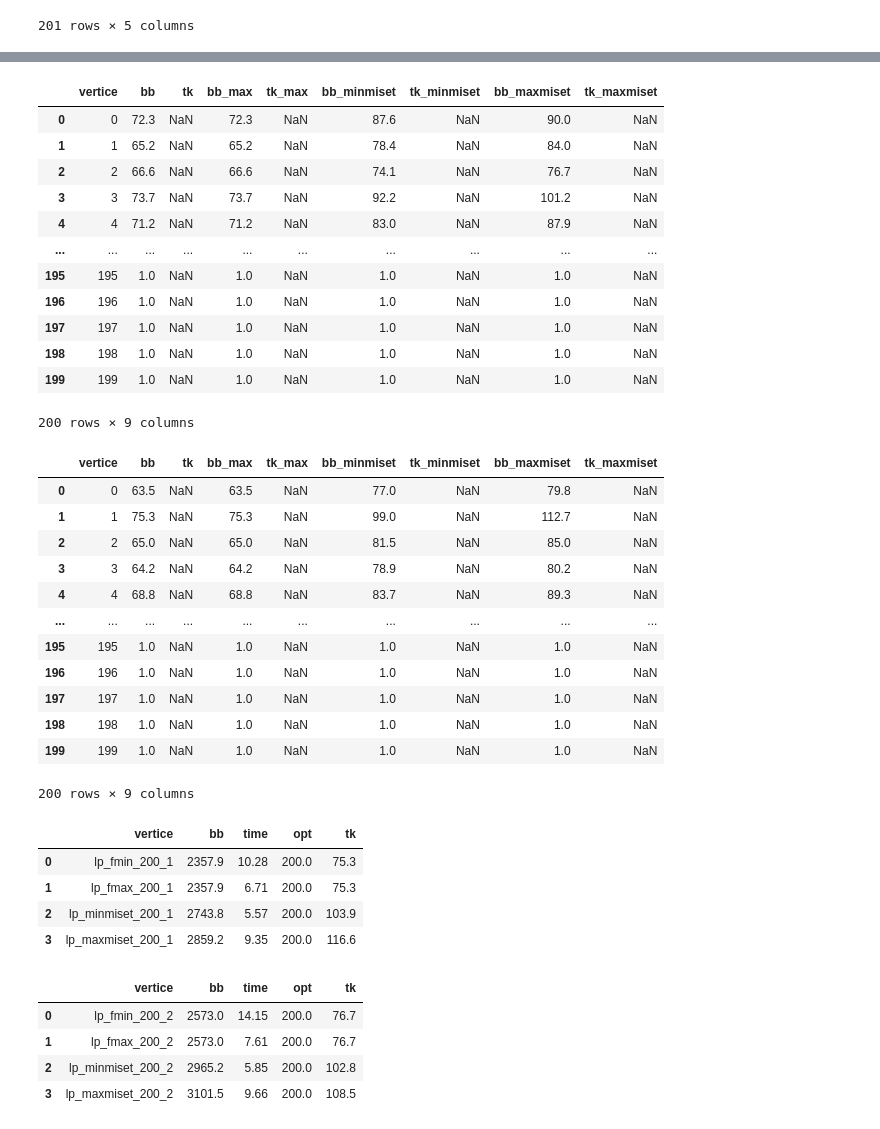
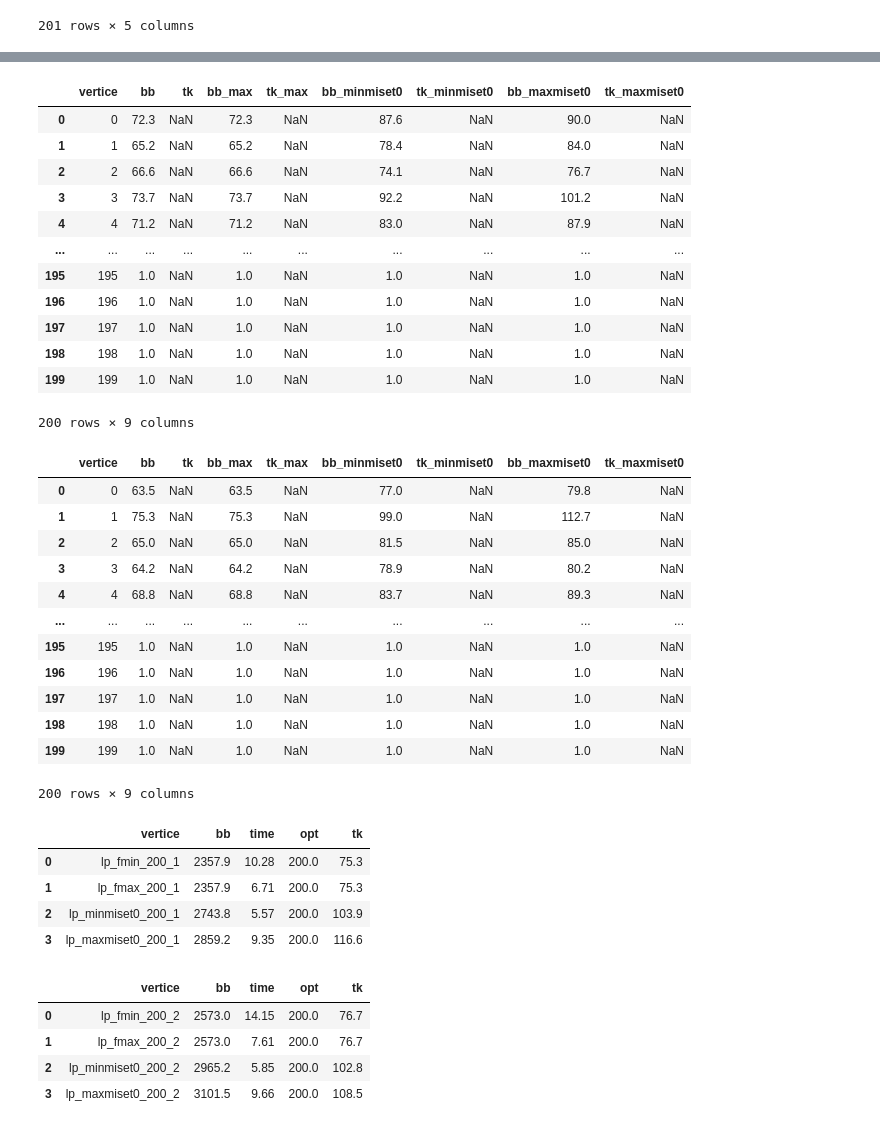
Before and after one commit to jesusossian/tukey, a Jupyter notebook: notebook/results_lp_internet.ipynb, the cells around one changed output, grey strips where cells are left out. Drawn from its saved outputs; the diff is of its cells as text; code cells hidden in the pictures.

```diff
--- a/notebook/results_lp_internet.ipynb
+++ b/notebook/results_lp_internet.ipynb
@@ -427,6 +553,6 @@ lp_internet_maxmiset_200_1
 201 rows × 5 columns
 # %%
-form_="maxmiset"
+form_="maxmiset0"
 dim_=200
 id_=2
 
@@ -449,10 +575,10 @@ resume = pd.DataFrame({
 )
 
 table = pd.concat([table, resume], ignore_index=True)
-lp_internet_maxmiset_200_2 = table
-lp_internet_maxmiset_200_2
+lp_internet_maxmiset0_200_2 = table
+lp_internet_maxmiset0_200_2
 
-#print(lp_internet_maxmiset_200_2[['vertice','bb','time','opt']].to_latex(index=False,float_format="%.2f"))
+#print(lp_internet_maxmiset0_200_2[['vertice','bb','time','opt']].to_latex(index=False,float_format="%.2f"))
 # %% [output]
 |  | vertice | bb | time | opt | tk |
 | 0 | 0 | 90.0 | 0.24 | 1.0 | NaN |
@@ -549,28 +681,34 @@ result_200_1[['vertice','bb','tk','bb_max','tk_max','bb_minmiset','tk_minmiset',
 # %%
 result_200_2 = pd.DataFrame()
 
 result_200_2 = pd.merge(
     lp_internet_fmin_200_2, lp_internet_fmax_200_2,
     on=['vertice'],
     suffixes=("", "_max"),
     )
 
 result_200_2 = pd.merge(
     result_200_2, lp_internet_minmiset_200_2,
     on=['vertice'],
-    suffixes=("", "_minmiset"),
+    suffixes=("", "_minmiset0"),
     )
 
 result_200_2 = pd.merge(
-    result_200_2, lp_internet_maxmiset_200_2,
+    result_200_2, lp_internet_minmiset0_200_2,
     on=['vertice'],
-    suffixes=("", "_maxmiset"),
+    suffixes=("", "_minmiset0"),
+    )
+
+result_200_2 = pd.merge(
+    result_200_2, lp_internet_maxmiset0_200_2,
+    on=['vertice'],
+    suffixes=("", "_maxmiset0"),
     )
 
 #result
-result_200_2[['vertice','bb','tk','bb_max','tk_max','bb_minmiset','tk_minmiset','bb_maxmiset','tk_maxmiset']]
+result_200_2[['vertice','bb','tk','bb_max','tk_max','bb_minmiset0','tk_minmiset0','bb_maxmiset0','tk_maxmiset0']]
 # %% [output]
-|  | vertice | bb | tk | bb_max | tk_max | bb_minmiset | tk_minmiset | bb_maxmiset | tk_maxmiset |
+|  | vertice | bb | tk | bb_max | tk_max | bb_minmiset0 | tk_minmiset0 | bb_maxmiset0 | tk_maxmiset0 |
 | 0 | 0 | 72.3 | NaN | 72.3 | NaN | 87.6 | NaN | 90.0 | NaN |
 | 1 | 1 | 65.2 | NaN | 65.2 | NaN | 78.4 | NaN | 84.0 | NaN |
 | 2 | 2 | 66.6 | NaN | 66.6 | NaN | 74.1 | NaN | 76.7 | NaN |
@@ -593,21 +731,21 @@ result_200_3 = pd.merge(
     )
 
 result_200_3 = pd.merge(
-    result_200_3, lp_internet_minmiset_200_3,
+    result_200_3, lp_internet_minmiset0_200_3,
     on=['vertice'],
-    suffixes=("", "_minmiset"),
+    suffixes=("", "_minmiset0"),
     )
 
 result_200_3 = pd.merge(
-    result_200_3, lp_internet_maxmiset_200_3,
+    result_200_3, lp_internet_maxmiset0_200_3,
     on=['vertice'],
-    suffixes=("", "_maxmiset"),
+    suffixes=("", "_maxmiset0"),
     )
 
 #result
-result_200_3[['vertice','bb','tk','bb_max','tk_max','bb_minmiset','tk_minmiset','bb_maxmiset','tk_maxmiset']]
+result_200_3[['vertice','bb','tk','bb_max','tk_max','bb_minmiset0','tk_minmiset0','bb_maxmiset0','tk_maxmiset0']]
 # %% [output]
-|  | vertice | bb | tk | bb_max | tk_max | bb_minmiset | tk_minmiset | bb_maxmiset | tk_maxmiset |
+|  | vertice | bb | tk | bb_max | tk_max | bb_minmiset0 | tk_minmiset0 | bb_maxmiset0 | tk_maxmiset0 |
 | 0 | 0 | 63.5 | NaN | 63.5 | NaN | 77.0 | NaN | 79.8 | NaN |
 | 1 | 1 | 75.3 | NaN | 75.3 | NaN | 99.0 | NaN | 112.7 | NaN |
 | 2 | 2 | 65.0 | NaN | 65.0 | NaN | 81.5 | NaN | 85.0 | NaN |
@@ -637,28 +775,28 @@ result_200_3[['vertice','bb','tk','bb_max','tk_max','bb_minmiset','tk_minmiset',
 resume_200_1 = pd.DataFrame()
 resume_200_1 = pd.concat([resume_200_1,lp_internet_fmin_200_1.loc[200:200]], ignore_index= True)
 resume_200_1 = pd.concat([resume_200_1,lp_internet_fmax_200_1.loc[200:200]], ignore_index= True)
-resume_200_1 = pd.concat([resume_200_1,lp_internet_minmiset_200_1.loc[200:200]], ignore_index= True)
-resume_200_1 = pd.concat([resume_200_1,lp_internet_maxmiset_200_1.loc[200:200]], ignore_index= True)
+resume_200_1 = pd.concat([resume_200_1,lp_internet_minmiset0_200_1.loc[200:200]], ignore_index= True)
+resume_200_1 = pd.concat([resume_200_1,lp_internet_maxmiset0_200_1.loc[200:200]], ignore_index= True)
 resume_200_1
 # %% [output]
 |  | vertice | bb | time | opt | tk |
 | 0 | lp_fmin_200_1 | 2357.9 | 10.28 | 200.0 | 75.3 |
 | 1 | lp_fmax_200_1 | 2357.9 | 6.71 | 200.0 | 75.3 |
-| 2 | lp_minmiset_200_1 | 2743.8 | 5.57 | 200.0 | 103.9 |
-| 3 | lp_maxmiset_200_1 | 2859.2 | 9.35 | 200.0 | 116.6 |
+| 2 | lp_minmiset0_200_1 | 2743.8 | 5.57 | 200.0 | 103.9 |
+| 3 | lp_maxmiset0_200_1 | 2859.2 | 9.35 | 200.0 | 116.6 |
 # %%
 resume_200_2 = pd.DataFrame()
 resume_200_2 = pd.concat([resume_200_2,lp_internet_fmin_200_2.loc[200:200]], ignore_index= True)
 resume_200_2 = pd.concat([resume_200_2,lp_internet_fmax_200_2.loc[200:200]], ignore_index= True)
-resume_200_2 = pd.concat([resume_200_2,lp_internet_minmiset_200_2.loc[200:200]], ignore_index= True)
-resume_200_2 = pd.concat([resume_200_2,lp_internet_maxmiset_200_2.loc[200:200]], ignore_index= True)
+resume_200_2 = pd.concat([resume_200_2,lp_internet_minmiset0_200_2.loc[200:200]], ignore_index= True)
+resume_200_2 = pd.concat([resume_200_2,lp_internet_maxmiset0_200_2.loc[200:200]], ignore_index= True)
 resume_200_2
 # %% [output]
 |  | vertice | bb | time | opt | tk |
 | 0 | lp_fmin_200_2 | 2573.0 | 14.15 | 200.0 | 76.7 |
 | 1 | lp_fmax_200_2 | 2573.0 | 7.61 | 200.0 | 76.7 |
-| 2 | lp_minmiset_200_2 | 2965.2 | 5.85 | 200.0 | 102.8 |
-| 3 | lp_maxmiset_200_2 | 3101.5 | 9.66 | 200.0 | 108.5 |
+| 2 | lp_minmiset0_200_2 | 2965.2 | 5.85 | 200.0 | 102.8 |
+| 3 | lp_maxmiset0_200_2 | 3101.5 | 9.66 | 200.0 | 108.5 |
 # %%
 resume_200_3 = pd.DataFrame()
 resume_200_3 = pd.concat([resume_200_3,lp_internet_fmin_200_3.loc[200:200]], ignore_index= True)
```
Also changed, not shown: parts of 14 cells of this notebook, 30 other files.
